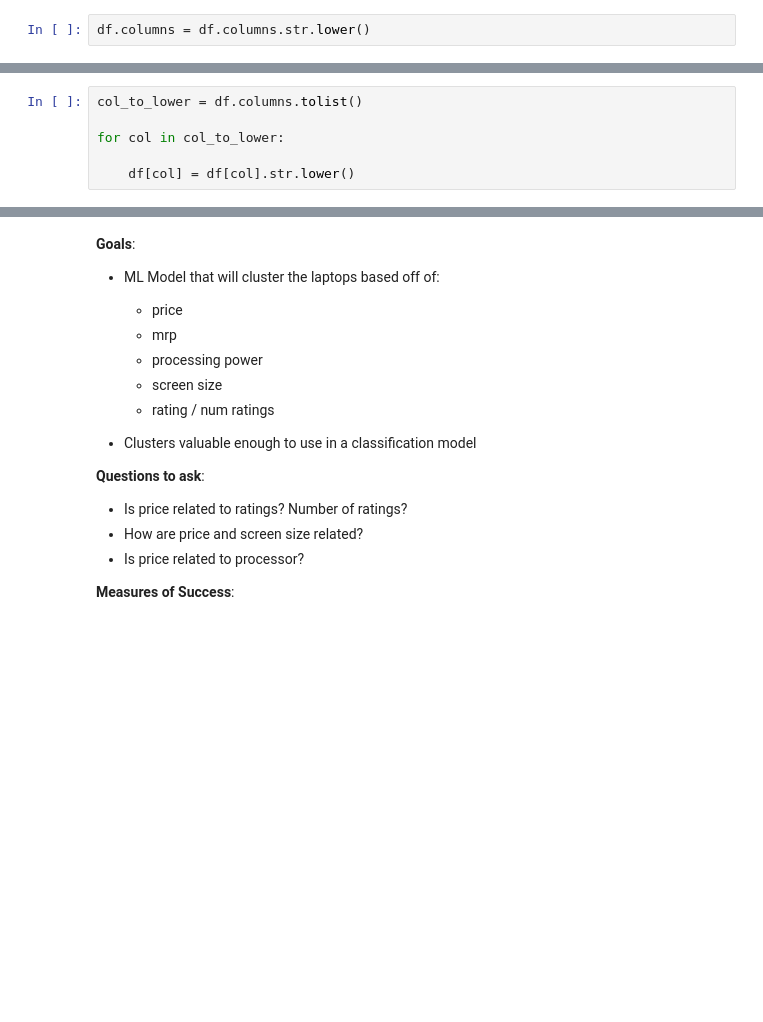
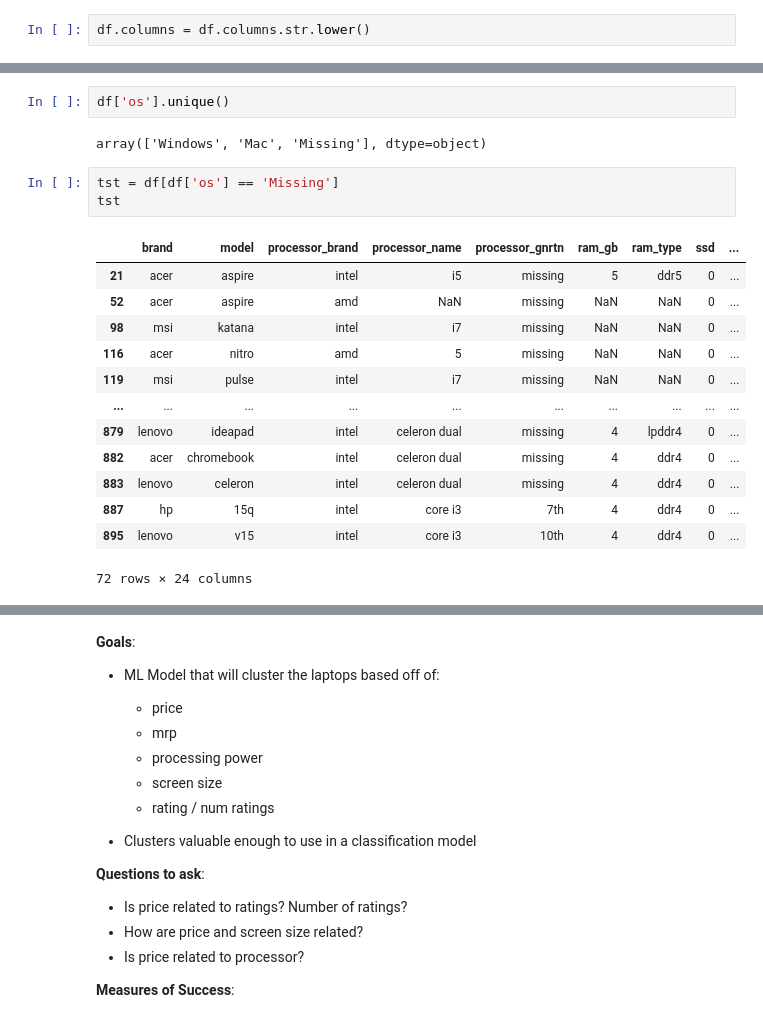
Before and after one commit to laptop-project/data, a Jupyter notebook: shawn_workbook.ipynb, the cells around one changed output, grey strips where cells are left out. Cells and saved outputs as stored; diff of their text form; blank space fills up the shorter version.

```diff
--- a/shawn_workbook.ipynb
+++ b/shawn_workbook.ipynb
@@ -88,6 +65,0 @@ ls
-# %%
-col_to_lower = df.columns.tolist()
-
-for col in col_to_lower:
-
-    df[col] = df[col].str.lower()
@@ -93,0 +140,21 @@ for col in col_to_lower:
+# %%
+df['os'].unique()
+# %% [output]
+array(['Windows', 'Mac', 'Missing'], dtype=object)
+# %%
+tst = df[df['os'] == 'Missing']
+tst
+# %% [output]
+|  | brand | model | processor_brand | processor_name | processor_gnrtn | ram_gb | ram_type | ssd | ... |
+| 21 | acer | aspire | intel | i5 | missing | 5 | ddr5 | 0 | ... |
+| 52 | acer | aspire | amd | NaN | missing | NaN | NaN | 0 | ... |
+| 98 | msi | katana | intel | i7 | missing | NaN | NaN | 0 | ... |
+| 116 | acer | nitro | amd | 5 | missing | NaN | NaN | 0 | ... |
+| 119 | msi | pulse | intel | i7 | missing | NaN | NaN | 0 | ... |
+| ... | ... | ... | ... | ... | ... | ... | ... | ... | ... |
+| 879 | lenovo | ideapad | intel | celeron dual | missing | 4 | lpddr4 | 0 | ... |
+| 882 | acer | chromebook | intel | celeron dual | missing | 4 | ddr4 | 0 | ... |
+| 883 | lenovo | celeron | intel | celeron dual | missing | 4 | ddr4 | 0 | ... |
+| 887 | hp | 15q | intel | core i3 | 7th | 4 | ddr4 | 0 | ... |
+| 895 | lenovo | v15 | intel | core i3 | 10th | 4 | ddr4 | 0 | ... |
+72 rows × 24 columns
```
Also changed, not shown: parts of 21 cells of this notebook, 1 other file.
